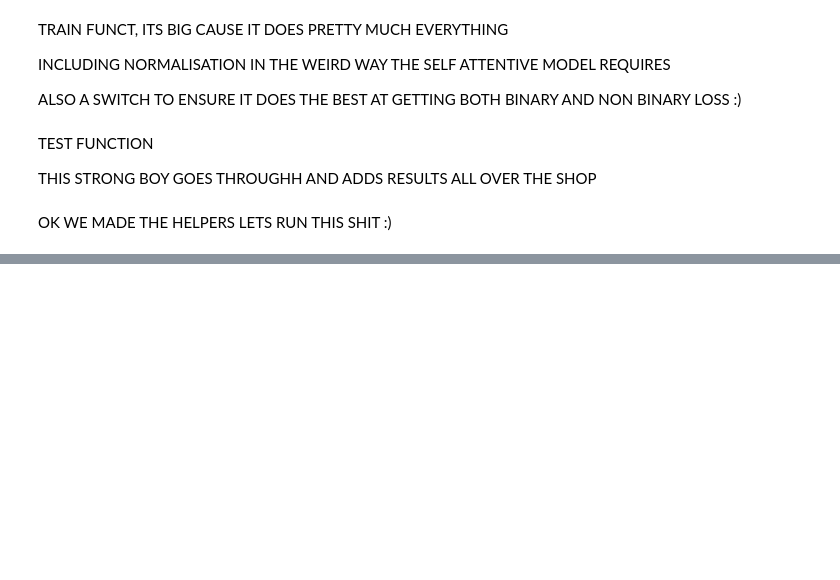
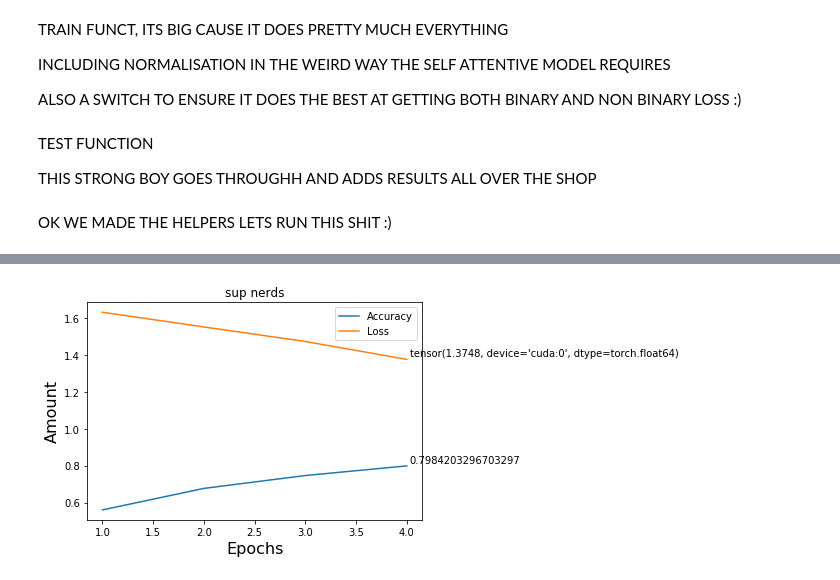
Before and after one commit to PiotrusWatson/level4project, a Jupyter notebook: data/ipynbs/textual_entailment_snli.ipynb, the cells around one changed output, grey strips where cells are left out. Saved outputs shown, nothing was run; the diff lists cells and outputs as text; code cells hidden in the pictures; blank space fills up the shorter version.

```diff
--- a/data/ipynbs/textual_entailment_snli.ipynb
+++ b/data/ipynbs/textual_entailment_snli.ipynb
@@ -891,0 +844,13 @@ Confusion matrix:
+# %%
+baseline_model = BaselineSentenceEntailment(Hyperparameters, small_gloves).cuda()
+cross_entropy_loss = torch.nn.CrossEntropyLoss()
+bce_loss = torch.nn.BCELoss()
+rms_optimiser = torch.optim.Adam(baseline_model.parameters(),
+                                    lr=0.001)
+
+base_loss, base_accuracy = train(model=baseline_model,
+                       train_loader=train_fact_loader,
+                       loss_function=bce_loss,
+                       optimiser = rms_optimiser,
+                       hp = Hyperparameters,
+                       using_gradient_clipping=True)
@@ -891,0 +876,5 @@ Confusion matrix:
+# %%
+import matplotlib.pyplot as plt
+plot_stuff(Hyperparameters.epochs, base_loss, base_accuracy)
+# %% [output]
+[figure, added]
```
Also changed, not shown: parts of 21 cells of this notebook.
